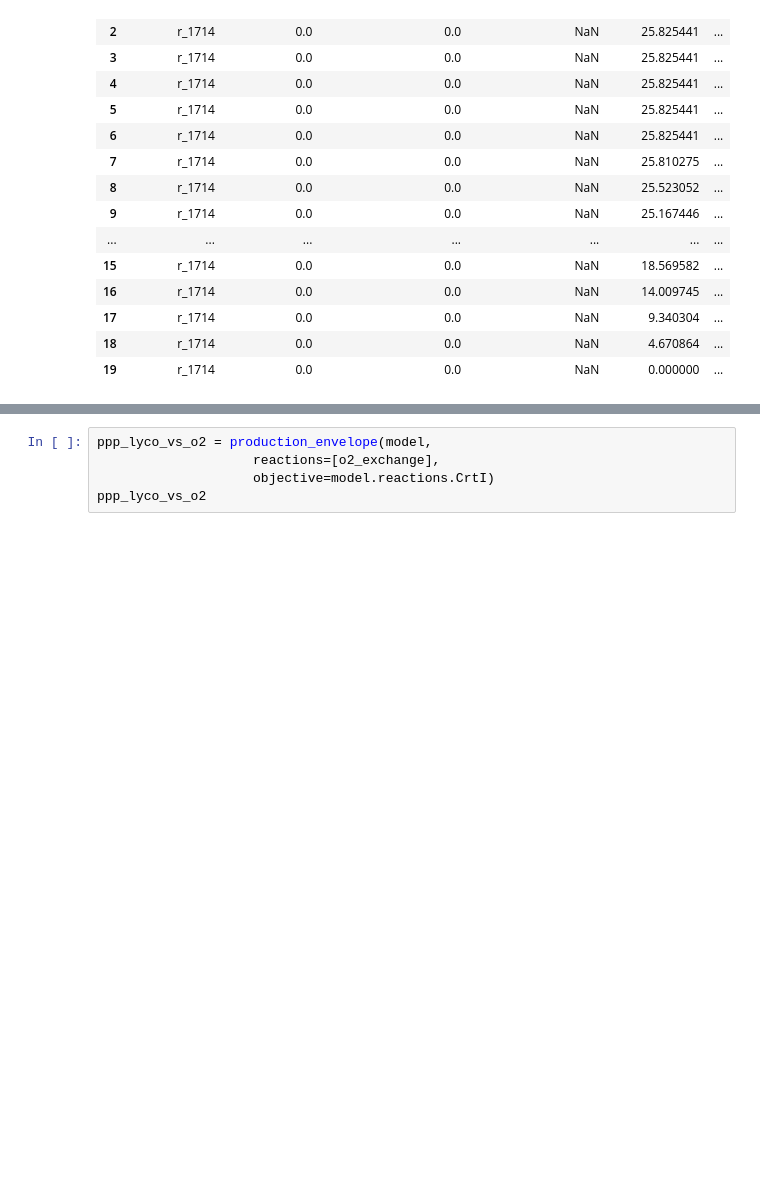
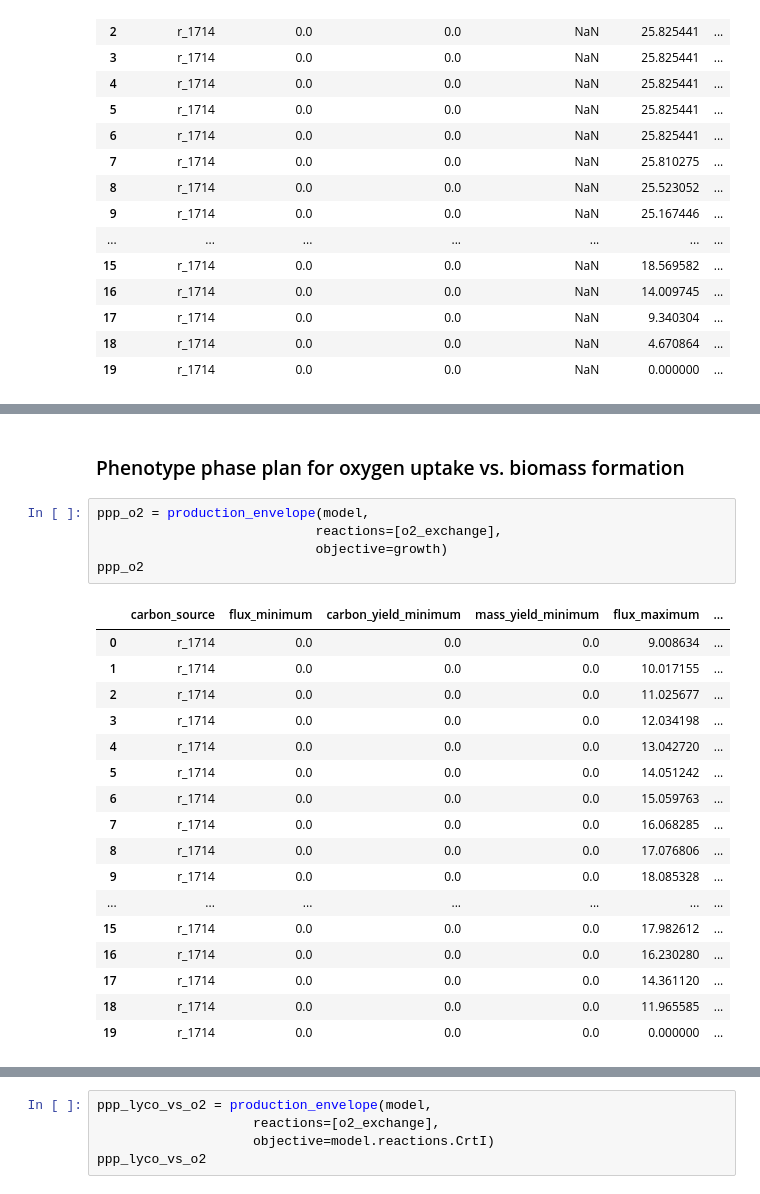
Before and after one commit to 27410/group-assignment-2021-Group-69420-lycopene-production-in-S.cerevisiae, a Jupyter notebook: 04_phenotype_phase_plane_analysis.ipynb, the cells around one changed output, grey strips where cells are left out. Drawn from its saved outputs; the diff is of its cells as text; blank space fills up the shorter version.

```diff
--- a/04_phenotype_phase_plane_analysis.ipynb
+++ b/04_phenotype_phase_plane_analysis.ipynb
@@ -78 +78,26 @@ ppp_lycopene.plot(x='r_1714', y='flux_maximum', xlabel="Glucose uptake [mmol/gDW
 [figure]
+# %% [markdown]
+### Phenotype phase plan for oxygen uptake vs. biomass formation
+# %%
+ppp_o2 = production_envelope(model,
+                            reactions=[o2_exchange],
+                            objective=growth)
+ppp_o2
+# %% [output]
+|  | carbon_source | flux_minimum | carbon_yield_minimum | mass_yield_minimum | flux_maximum | ... |
+| 0 | r_1714 | 0.0 | 0.0 | 0.0 | 9.008634 | ... |
+| 1 | r_1714 | 0.0 | 0.0 | 0.0 | 10.017155 | ... |
+| 2 | r_1714 | 0.0 | 0.0 | 0.0 | 11.025677 | ... |
+| 3 | r_1714 | 0.0 | 0.0 | 0.0 | 12.034198 | ... |
+| 4 | r_1714 | 0.0 | 0.0 | 0.0 | 13.042720 | ... |
+| 5 | r_1714 | 0.0 | 0.0 | 0.0 | 14.051242 | ... |
+| 6 | r_1714 | 0.0 | 0.0 | 0.0 | 15.059763 | ... |
+| 7 | r_1714 | 0.0 | 0.0 | 0.0 | 16.068285 | ... |
+| 8 | r_1714 | 0.0 | 0.0 | 0.0 | 17.076806 | ... |
+| 9 | r_1714 | 0.0 | 0.0 | 0.0 | 18.085328 | ... |
+| ... | ... | ... | ... | ... | ... | ... |
+| 15 | r_1714 | 0.0 | 0.0 | 0.0 | 17.982612 | ... |
+| 16 | r_1714 | 0.0 | 0.0 | 0.0 | 16.230280 | ... |
+| 17 | r_1714 | 0.0 | 0.0 | 0.0 | 14.361120 | ... |
+| 18 | r_1714 | 0.0 | 0.0 | 0.0 | 11.965585 | ... |
+| 19 | r_1714 | 0.0 | 0.0 | 0.0 | 0.000000 | ... |
```
Also changed, not shown: parts of 14 cells of this notebook, 3 other files.
